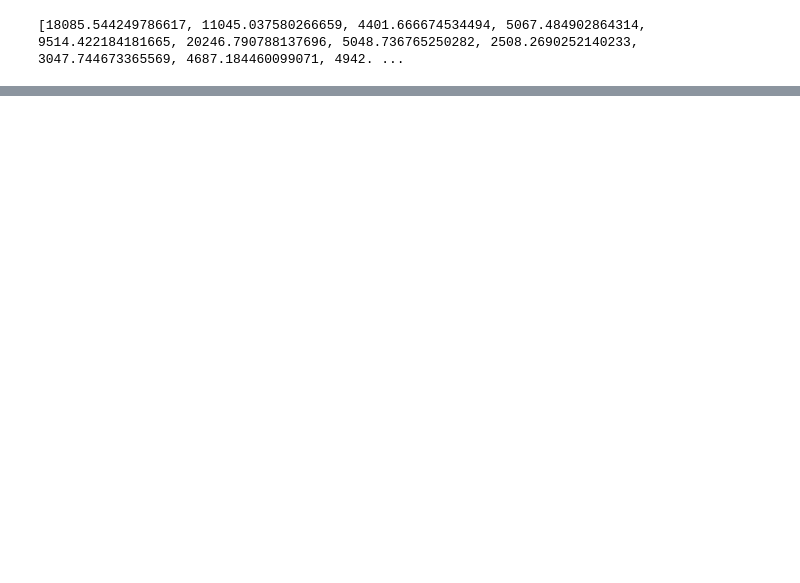
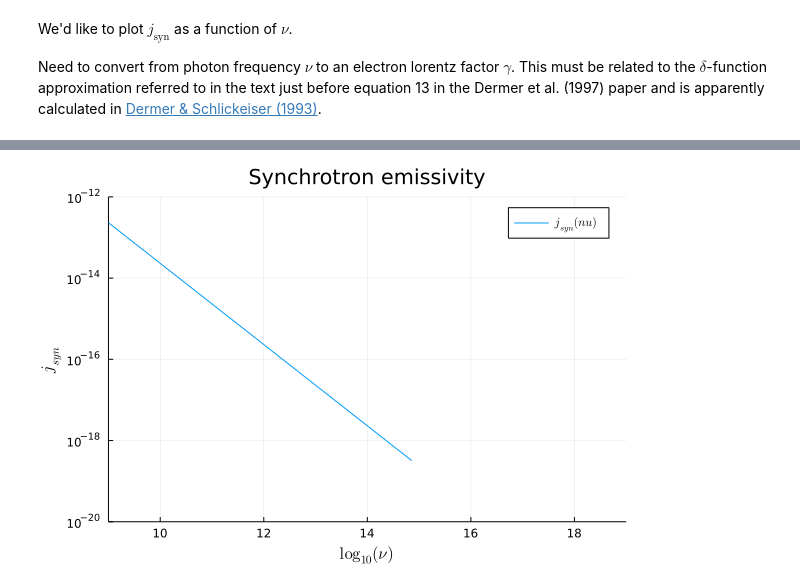
Before and after one commit to astro-group-bristol/SyncSSCModel.jl, a Jupyter notebook: Plotting_Test/Synchrotron_emissivity_1.ipynb, the cells around one changed output, grey strips where cells are left out. Drawn from its saved outputs; the diff is of its cells as text; code cells hidden in the pictures; blank space fills up the shorter version.

```diff
--- a/Plotting_Test/Synchrotron_emissivity_1.ipynb
+++ b/Plotting_Test/Synchrotron_emissivity_1.ipynb
@@ -91,25 +149,42 @@ n_e = randexp!(ne, zeros(500));  #n_e : differential electron density (electrons
+# %% [markdown]
+We'd like to plot $j_\text{syn}$ as a function of $\nu$.
+
+Need to convert from photon frequency $\nu$ to an electron lorentz factor $\gamma$. This must be related to the $\delta$-function approximation referred to in the text just before equation 13 in the Dermer et al. (1997) paper and is apparently calculated in [Dermer & Schlickeiser (1993)](https://ui.adsabs.harvard.edu/abs/1993ApJ...416..458D/abstract).
 # %%
-# Define the J_sync array in function of x
+# Set up an array of photon frequencies
+log_nu_low = 9.0                                    # log_10 low frequency
+log_nu_high = 19.0                                  # log_10 high frequency
+# create log frequency array
+log_nu = range(log_nu_low, stop=log_nu_high, length=100)
 
-J_sync = zeros(500)            #J_sync : synchrotron emissivity in ergs cm-3 s-1 sr-1 epsilon-1
+# Define the j_syn array as function of frequency
 
-# Calculate J_sync
+j_syn = zeros(length(log_nu))                       # j_syn : synchrotron emissivity in ergs cm-3 s-1 sr-1 epsilon-1
+
+# Calculate j_syn
 # The equation looks like below but I wonder if we still have to integrate it
 # as J_sync is in function of the photon energy epsilon, photon direction Omega and the location x.
 
-for i in x
-    J_sync[i] = (((c*sigma_T*u_H)/(6*pi*epsilon_H))*sqrt(epsilon/epsilon_H))*n_e[i]
+for i in eachindex(j_syn)
+    nu = 10.0^log_nu[i]
+    # need to convert photon frequency to epsilon
+    epsilon = h*nu/(m_e*c^2)
+    # need to convert photon frequency to characteristic lorentz factor gamma
+    gamma = sqrt(epsilon / epsilon_B) # <-- *** this needs to be checked and understood - might be wrong! ***
+
+    # print("gamma = ", gamma, " and epsilon = ", epsilon, " and epsilon_B = ", epsilon_B, "\n")
+
+    j_syn[i] = ((c*sigma_T*u_B)/(6.0*pi*epsilon_B)) * sqrt(epsilon/epsilon_B) * n_e(gamma, n_e0, p, gamma_min, gamma_max)
 end
 
-println(J_sync)
+# println(j_syn)
-# %% [output]
-[18085.544249786617, 11045.037580266659, 4401.666674534494, 5067.484902864314, 9514.422184181665, 20246.790788137696, 5048.736765250282, 2508.2690252140233, 3047.744673365569, 4687.184460099071, 4942. ...
 # %%
 # Plotting the synchrotron emissivity
 # The feature of the plot below may not be the required feature for the synchrotron emissivity
 # But I just tested how to plot with Julia
 # Values of some parameters still need to be fixed
 
-plot(x, J_sync, label = L"J_{Sync} (x)", title = "Synchrotron emissivity")
-xlabel!(L"x")
-ylabel!(L"J_{Sync}")
+plot(log_nu, j_syn, label = L"j_{syn} (nu)", title = "Synchrotron emissivity", yaxis=:log10, xlims=(9, 19), ylims=(1.0E-20, 1.0E-12))
+xlabel!(L"\log_{10} (\nu)")
+ylabel!(L"j_{syn}")
+# %% [output]
@@ -115,0 +195 @@ ylabel!(L"J_{Sync}")
+[figure, added]
```
Also changed, not shown: parts of 16 cells of this notebook, 2 other files.
